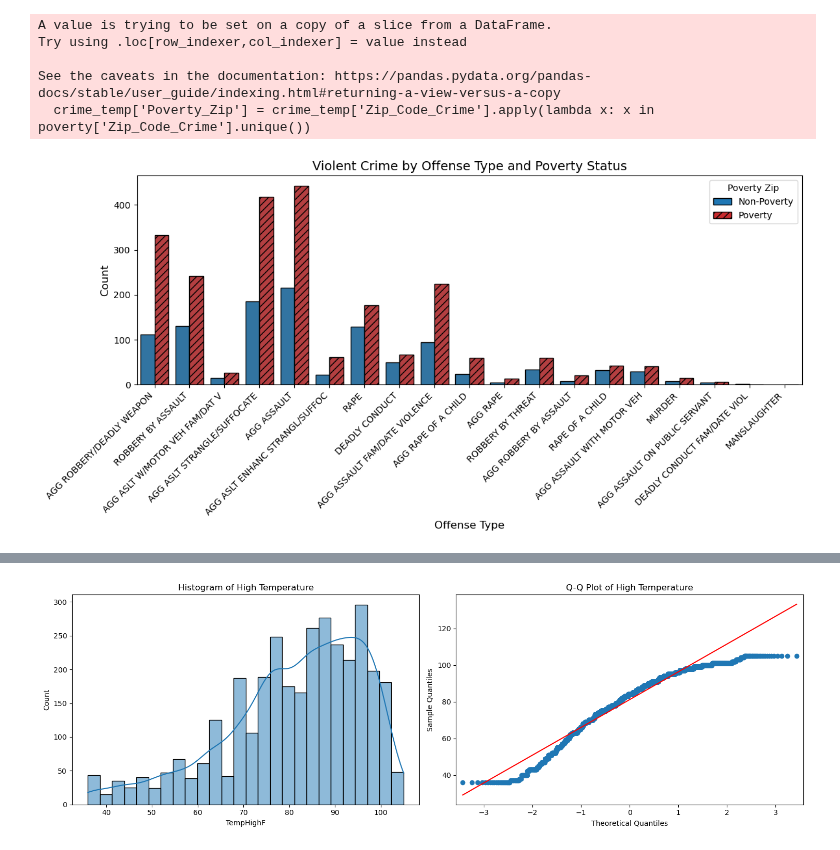
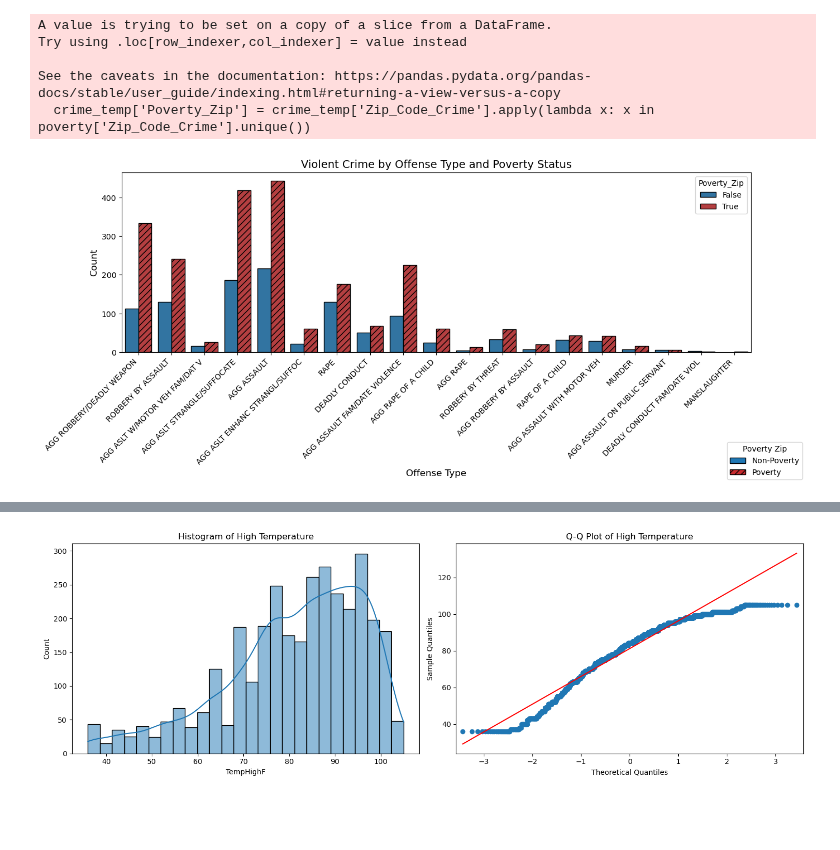
Before and after one commit to m6urns/cs5830-project2-crime-housing, a Jupyter notebook: project2-crime-and-housing.ipynb, the cells around one changed output, grey strips where cells are left out. Cells and saved outputs as stored; diff of their text form; code cells hidden in the pictures; blank space fills up the shorter version.

Commit message:
Move the legend to the lower right

```diff
--- a/project2-crime-and-housing.ipynb
+++ b/project2-crime-and-housing.ipynb
@@ -103,35 +103,44 @@ just_v_crime = crime_temp[crime_temp['Highest_Offense_Desc'].isin(violent_crime)
 
 # Create the countplot
 plt.figure(figsize=(12, 6))
 ax = sns.countplot(x='Highest_Offense_Desc', hue='Poverty_Zip', data=just_v_crime,
                    hue_order=[False, True],
                    palette=['#1f77b4', '#c82b2e'],
                    edgecolor='black')
 
 # Apply hatch pattern to all poverty bars
 n_bars = len(ax.patches) // 2
 for i in range(n_bars - 1, len(ax.patches)):
     ax.patches[i].set_hatch('///')
 
 # Rotate the x-axis labels
 plt.xticks(rotation=45, ha='right')
 
 # Add labels and title
 plt.xlabel('Offense Type', fontsize=12)
 plt.ylabel('Count', fontsize=12)
 plt.title('Violent Crime by Offense Type and Poverty Status', fontsize=14)
 
 # Setup legend
 legend_elements = [Patch(facecolor='#1f77b4', edgecolor='black', label='Non-Poverty'),
                    Patch(facecolor='#c82b2e', edgecolor='black', hatch='///', label='Poverty')]
 
-plt.legend(handles=legend_elements, title='Poverty Zip', loc='upper right')
+# Create a new axes for the legend
+legend_ax = plt.axes([0.95, 0.05, 0.05, 0.05], frameon=False)
+legend_ax.axis('off')
+
+# Create the legend in the new axes
+legend = legend_ax.legend(handles=legend_elements, title='Poverty Zip', loc='center left')
+
+# Adjust the figure size to make room for the legend
+plt.gcf().set_size_inches(13, 6)  # Increase the width slightly
+
 plt.tight_layout()
 
 plt.savefig('plots/violent_crime_by_poverty_status.png')
 plt.show()
 # %% [output]
-[figure, old version]
+[figure, new version]
 # %%
 def population_adjusted(crime_data, population_data, crime_column, poverty_column, zip_column, save_plot=False, path='plots/population_adjusted_violent_crime_rates.png'):
     # Prepare population data
```
Also changed, not shown: parts of 2 cells of this notebook, 2 other files.
